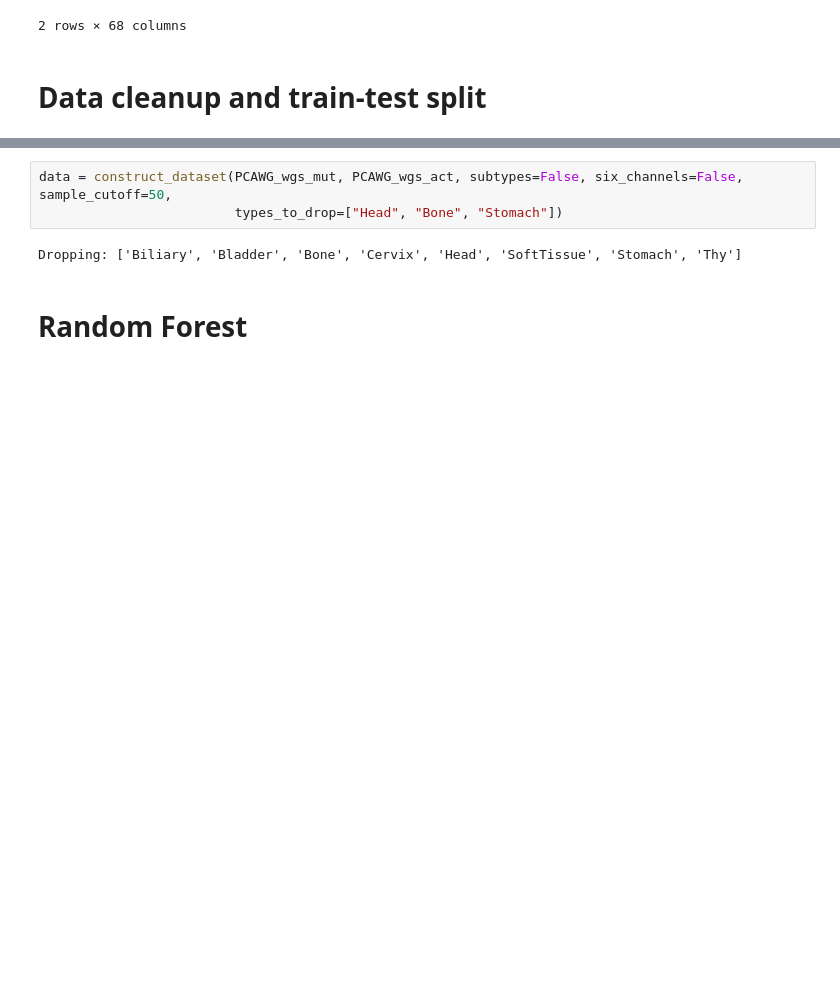
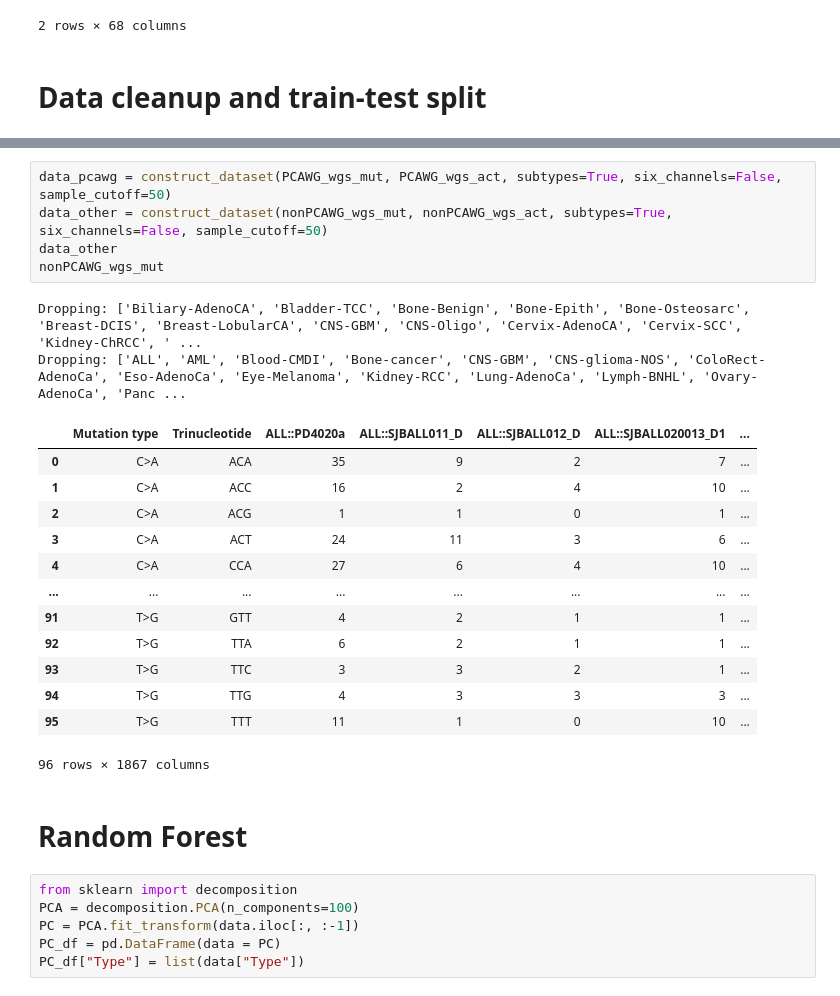
Before and after one commit to dovydask/MLMB-project, a Jupyter notebook: MachineLearning_inMolecularBiology2020_GroupProject.ipynb, the cells around one changed output, grey strips where cells are left out. Cells and saved outputs as stored; diff of their text form; blank space fills up the shorter version.

```diff
--- a/MachineLearning_inMolecularBiology2020_GroupProject.ipynb
+++ b/MachineLearning_inMolecularBiology2020_GroupProject.ipynb
@@ -154,13 +161,35 @@ def construct_dataset(mutations, activities=None, subtypes=True, sample_cutoff=1
     data = data.drop(to_drop_samples)
 
     return data
-# %%
-data = construct_dataset(PCAWG_wgs_mut, PCAWG_wgs_act, subtypes=False, six_channels=False, sample_cutoff=50,
-                         types_to_drop=["Head", "Bone", "Stomach"])
-# %% [output]
-Dropping: ['Biliary', 'Bladder', 'Bone', 'Cervix', 'Head', 'SoftTissue', 'Stomach', 'Thy']
+# %%
+data_pcawg = construct_dataset(PCAWG_wgs_mut, PCAWG_wgs_act, subtypes=True, six_channels=False, sample_cutoff=50)
+data_other = construct_dataset(nonPCAWG_wgs_mut, nonPCAWG_wgs_act, subtypes=True, six_channels=False, sample_cutoff=50)
+data_other
+nonPCAWG_wgs_mut
+# %% [output]
+Dropping: ['Biliary-AdenoCA', 'Bladder-TCC', 'Bone-Benign', 'Bone-Epith', 'Bone-Osteosarc', 'Breast-DCIS', 'Breast-LobularCA', 'CNS-GBM', 'CNS-Oligo', 'Cervix-AdenoCA', 'Cervix-SCC', 'Kidney-ChRCC', ' ...
+Dropping: ['ALL', 'AML', 'Blood-CMDI', 'Bone-cancer', 'CNS-GBM', 'CNS-glioma-NOS', 'ColoRect-AdenoCa', 'Eso-AdenoCa', 'Eye-Melanoma', 'Kidney-RCC', 'Lung-AdenoCa', 'Lymph-BNHL', 'Ovary-AdenoCa', 'Panc ...
+|  | Mutation type | Trinucleotide | ALL::PD4020a | ALL::SJBALL011_D | ALL::SJBALL012_D | ALL::SJBALL020013_D1 | ... |
+| 0 | C>A | ACA | 35 | 9 | 2 | 7 | ... |
+| 1 | C>A | ACC | 16 | 2 | 4 | 10 | ... |
+| 2 | C>A | ACG | 1 | 1 | 0 | 1 | ... |
+| 3 | C>A | ACT | 24 | 11 | 3 | 6 | ... |
+| 4 | C>A | CCA | 27 | 6 | 4 | 10 | ... |
+| ... | ... | ... | ... | ... | ... | ... | ... |
+| 91 | T>G | GTT | 4 | 2 | 1 | 1 | ... |
+| 92 | T>G | TTA | 6 | 2 | 1 | 1 | ... |
+| 93 | T>G | TTC | 3 | 3 | 2 | 1 | ... |
+| 94 | T>G | TTG | 4 | 3 | 3 | 3 | ... |
+| 95 | T>G | TTT | 11 | 1 | 0 | 10 | ... |
+96 rows × 1867 columns
 # %% [markdown]
 # Random Forest
+# %%
+from sklearn import decomposition
+PCA = decomposition.PCA(n_components=100)
+PC = PCA.fit_transform(data.iloc[:, :-1])
+PC_df = pd.DataFrame(data = PC)
+PC_df["Type"] = list(data["Type"])
 # %%
 from sklearn.model_selection import train_test_split
 from sklearn.ensemble import RandomForestClassifier
```
Also changed, not shown: parts of 2 cells of this notebook.
